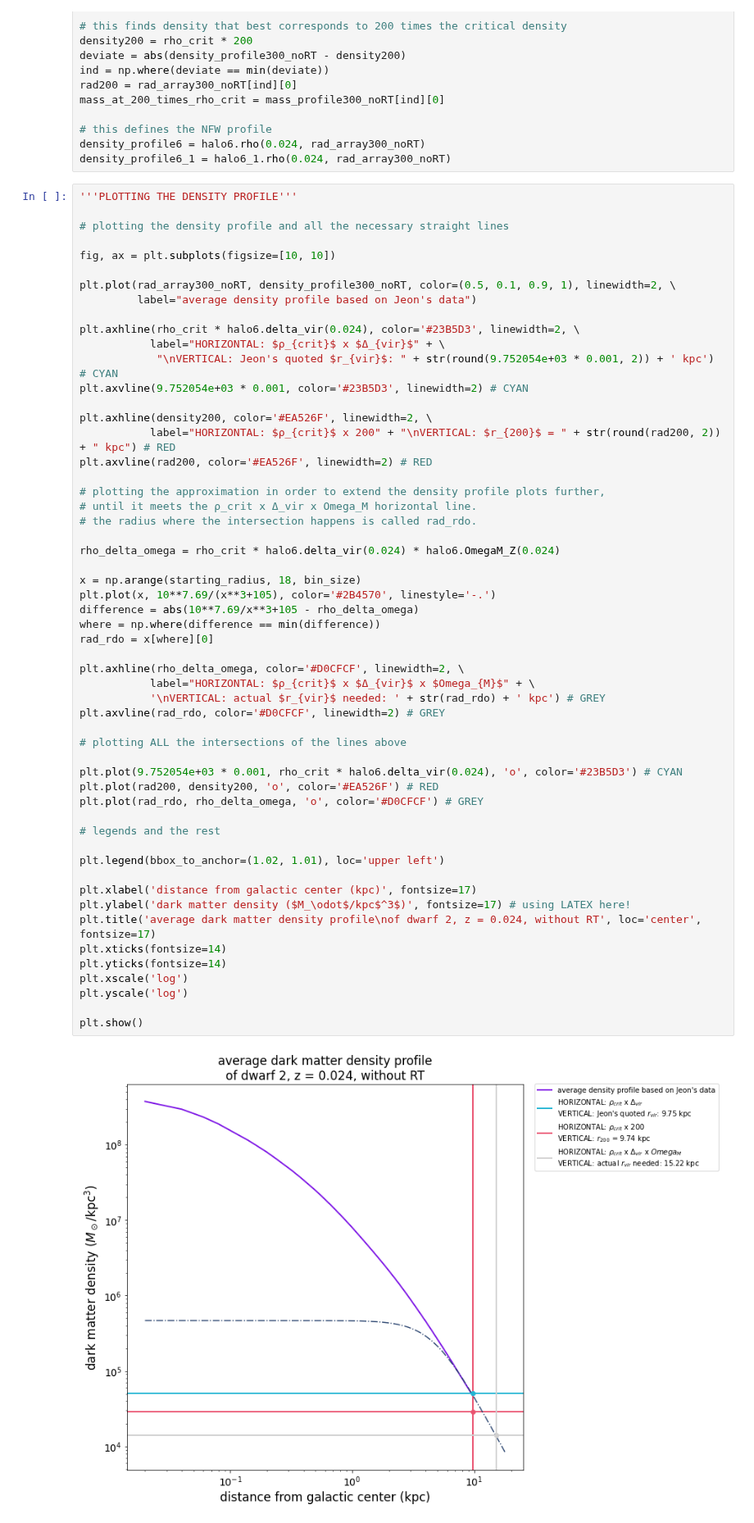
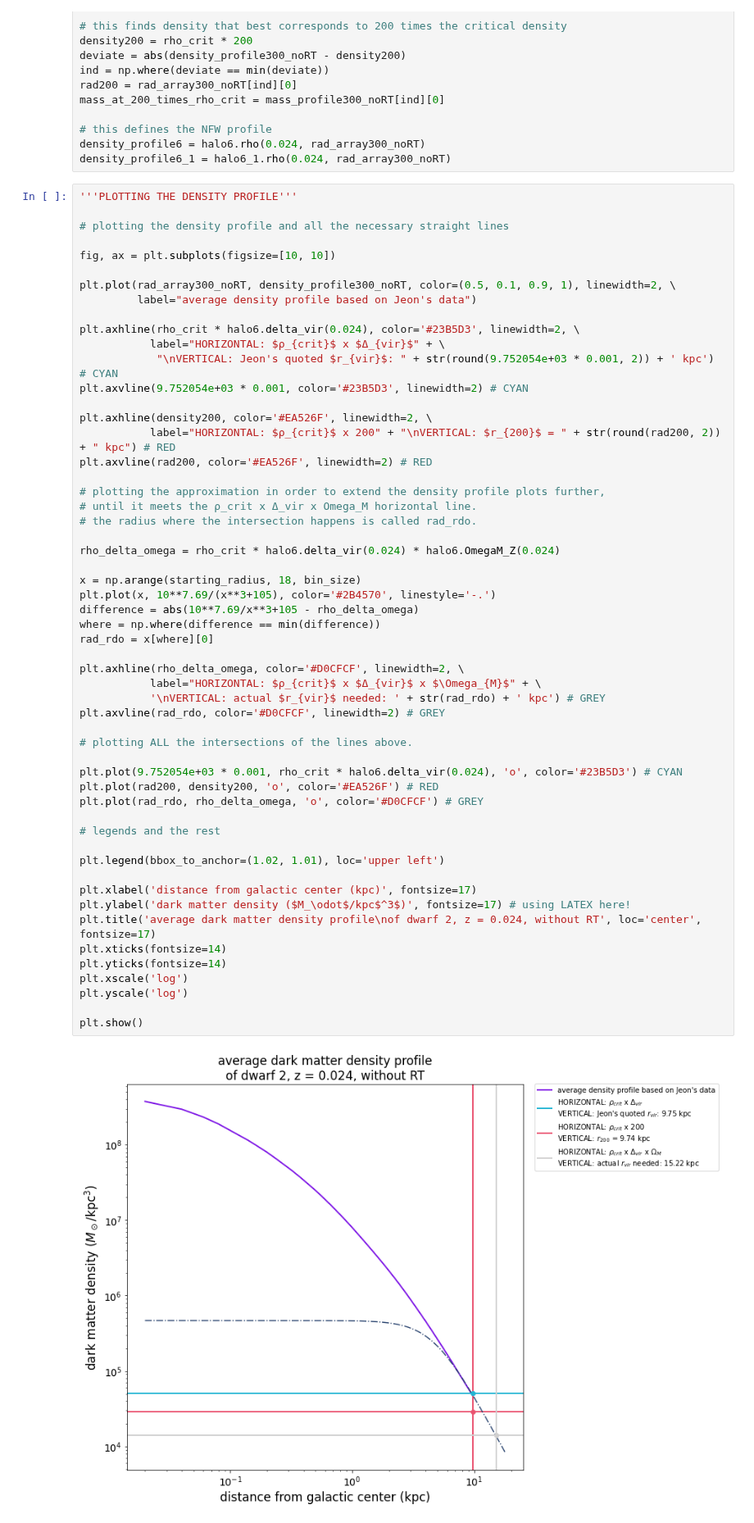
Before and after one commit to nguyenbinh1612/Binh_UFD, a Jupyter notebook: average-fit-NFW-dwarf2.ipynb, the cells around one changed output. Shown at 82% size. Saved outputs shown, nothing was run; the diff lists cells and outputs as text.

Commit message:
fixed the final plot for BOTH dwarfs 2 and 1

```diff
--- a/average-fit-NFW-dwarf2.ipynb
+++ b/average-fit-NFW-dwarf2.ipynb
@@ -121,33 +121,33 @@ rho_delta_omega = rho_crit * halo6.delta_vir(0.024) * halo6.OmegaM_Z(0.024)
 
 x = np.arange(starting_radius, 18, bin_size)
 plt.plot(x, 10**7.69/(x**3+105), color='#2B4570', linestyle='-.')
 difference = abs(10**7.69/x**3+105 - rho_delta_omega)
 where = np.where(difference == min(difference))
 rad_rdo = x[where][0]
 
 plt.axhline(rho_delta_omega, color='#D0CFCF', linewidth=2, \
-           label="HORIZONTAL: $ρ_{crit}$ x $Δ_{vir}$ x $Omega_{M}$" + \
+           label="HORIZONTAL: $ρ_{crit}$ x $Δ_{vir}$ x $\Omega_{M}$" + \
            '\nVERTICAL: actual $r_{vir}$ needed: ' + str(rad_rdo) + ' kpc') # GREY
 plt.axvline(rad_rdo, color='#D0CFCF', linewidth=2) # GREY
 
-# plotting ALL the intersections of the lines above
+# plotting ALL the intersections of the lines above.
 
 plt.plot(9.752054e+03 * 0.001, rho_crit * halo6.delta_vir(0.024), 'o', color='#23B5D3') # CYAN
 plt.plot(rad200, density200, 'o', color='#EA526F') # RED
 plt.plot(rad_rdo, rho_delta_omega, 'o', color='#D0CFCF') # GREY
 
 # legends and the rest
 
 plt.legend(bbox_to_anchor=(1.02, 1.01), loc='upper left')
 
 plt.xlabel('distance from galactic center (kpc)', fontsize=17)
 plt.ylabel('dark matter density ($M_\odot$/kpc$^3$)', fontsize=17) # using LATEX here!
 plt.title('average dark matter density profile\nof dwarf 2, z = 0.024, without RT', loc='center', fontsize=17)
 plt.xticks(fontsize=14)
 plt.yticks(fontsize=14)
 plt.xscale('log')
 plt.yscale('log')
 
 plt.show()
 # %% [output]
-[figure, old version]
+[figure, new version]
```
